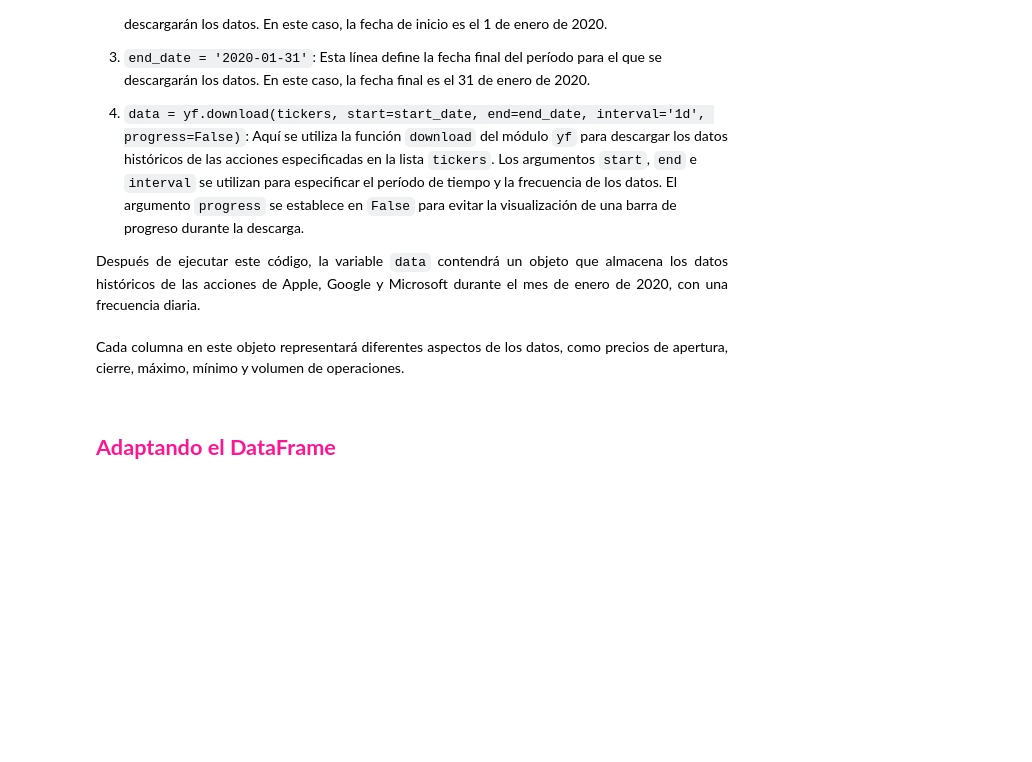
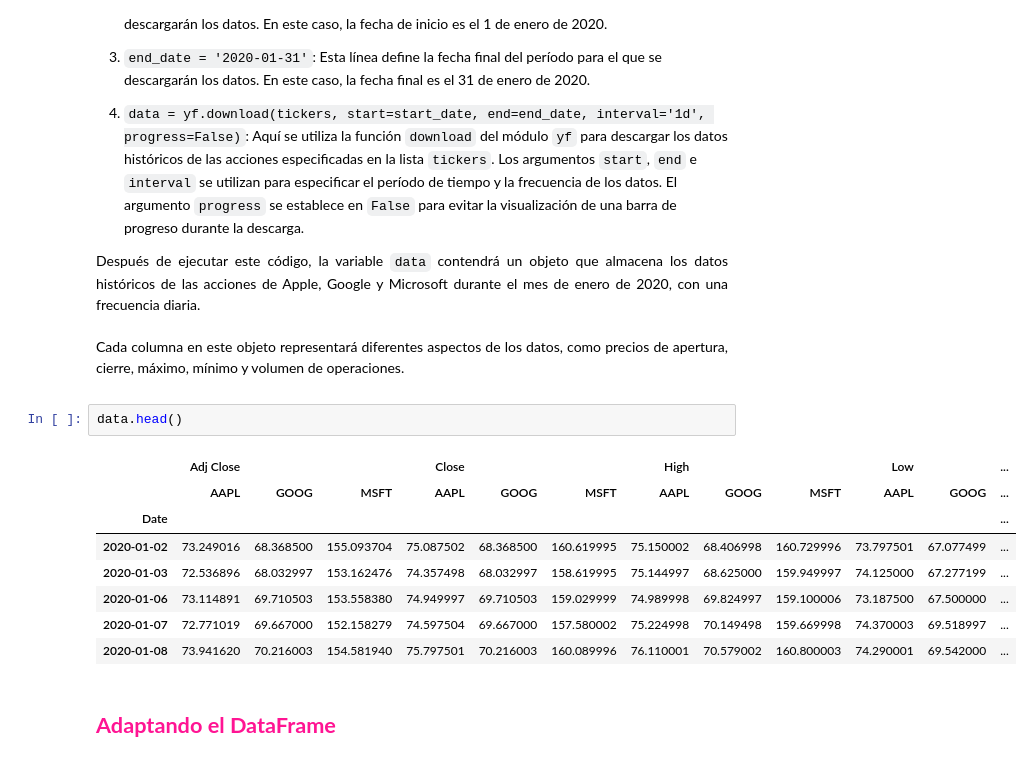
Before and after one commit to cristiandarioortegayubro/pandito, a Jupyter notebook: colab/03_plotly_002.ipynb, the cells around one changed output. Drawn from its saved outputs; the diff is of its cells as text; blank space fills up the shorter version.

```diff
--- a/colab/03_plotly_002.ipynb
+++ b/colab/03_plotly_002.ipynb
@@ -67,6 +67,17 @@ Aquí está la explicación detallada de cada línea de código:
 Después de ejecutar este código, la variable <code>data</code> contendrá un objeto que almacena los datos históricos de las acciones de Apple, Google y Microsoft durante el mes de enero de 2020, con una frecuencia diaria.
 <br><br>
 Cada columna en este objeto representará diferentes aspectos de los datos, como precios de apertura, cierre, máximo, mínimo y volumen de operaciones.
+# %%
+data.head()
+# %% [output]
+|  | Adj Close |  |  | Close |  |  | High |  |  | Low |  | ... |
+|  | AAPL | GOOG | MSFT | AAPL | GOOG | MSFT | AAPL | GOOG | MSFT | AAPL | GOOG | ... |
+| Date |  |  |  |  |  |  |  |  |  |  |  | ... |
+| 2020-01-02 | 73.249016 | 68.368500 | 155.093704 | 75.087502 | 68.368500 | 160.619995 | 75.150002 | 68.406998 | 160.729996 | 73.797501 | 67.077499 | ... |
+| 2020-01-03 | 72.536896 | 68.032997 | 153.162476 | 74.357498 | 68.032997 | 158.619995 | 75.144997 | 68.625000 | 159.949997 | 74.125000 | 67.277199 | ... |
+| 2020-01-06 | 73.114891 | 69.710503 | 153.558380 | 74.949997 | 69.710503 | 159.029999 | 74.989998 | 69.824997 | 159.100006 | 73.187500 | 67.500000 | ... |
+| 2020-01-07 | 72.771019 | 69.667000 | 152.158279 | 74.597504 | 69.667000 | 157.580002 | 75.224998 | 70.149498 | 159.669998 | 74.370003 | 69.518997 | ... |
+| 2020-01-08 | 73.941620 | 70.216003 | 154.581940 | 75.797501 | 70.216003 | 160.089996 | 76.110001 | 70.579002 | 160.800003 | 74.290001 | 69.542000 | ... |
 # %% [markdown]
  ## **<font color="DeepPink">Adaptando el DataFrame</font>**
 # %%
```
Also changed, not shown: parts of 6 cells of this notebook.
